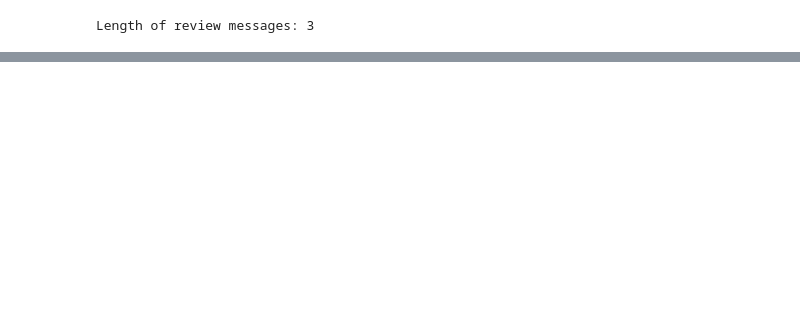
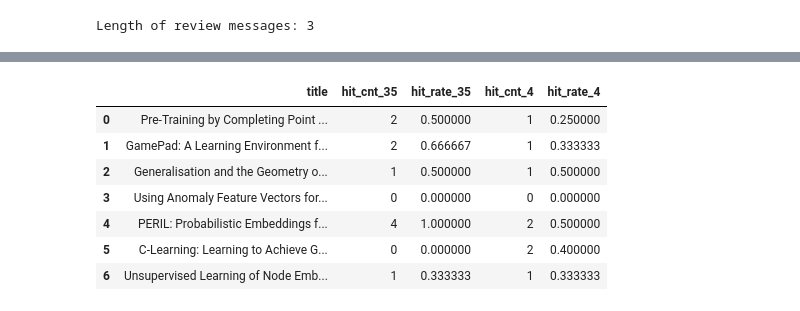
Before and after one commit to yinuotxie/MLPapersReviewGPT, a Jupyter notebook: notebooks/evaluation.ipynb, the cells around one changed output, grey strips where cells are left out. Cells and saved outputs as stored; diff of their text form; code cells hidden in the pictures; blank space fills up the shorter version.

```diff
--- a/notebooks/evaluation.ipynb
+++ b/notebooks/evaluation.ipynb
@@ -119,6 +247,7 @@ client = OpenAI(api_key=api_key)
 # %%
-system_prompt_template = """
-Your task is to carefully analyze and accurately match the key concerns raised in two reviews, ensuring a strong correspondence between the matched points. Examine the verbatim closely.
+REVIEW_COMPARISON_RPOMPT = """
+Your task is to carefully analyze and accurately match the key concerns raised in two reviews,
+ensuring a strong correspondence between the matched points. Examine the verbatim closely.
 
 =====Review A:
 {Review_A}
@@ -132,11 +261,8 @@ Your task is to carefully analyze and accurately match the key concerns raised i
 
 Please follow the example JSON format below for matching points. For instance, if point from review A is nearly identical to point from review B, it should look like this:
 {{
-"A3-B2": {{
-    "rationale": "/explain why A3 and B2 are nearly identical/",
-    "similarity": "/5-10, only an integer/"
-}},
-...
+    "A3-B2": {{"rationale": "<explain why A3 and B2 are nearly identical>","similarity": "<5-10, only an integer>"}},
+    ...
 }}
 
 **Note that you should only match points with a significant degree of similarity in their concerns. Refrain from matching points with only superficial similarities or weak connections.** For each matched pair, rate the similarity on a scale of 5-10:
@@ -256,0 +464,12 @@ Sørensen–Dice Coefficient: 0.6666666666666666
+# %%
+eval_result_df = pd.DataFrame(eval_result)
+eval_result_df
+# %% [output]
+|  | title | hit_cnt_35 | hit_rate_35 | hit_cnt_4 | hit_rate_4 |
+| 0 | Pre-Training by Completing Point ... | 2 | 0.500000 | 1 | 0.250000 |
+| 1 | GamePad: A Learning Environment f... | 2 | 0.666667 | 1 | 0.333333 |
+| 2 | Generalisation and the Geometry o... | 1 | 0.500000 | 1 | 0.500000 |
+| 3 | Using Anomaly Feature Vectors for... | 0 | 0.000000 | 0 | 0.000000 |
+| 4 | PERIL: Probabilistic Embeddings f... | 4 | 1.000000 | 2 | 0.500000 |
+| 5 | C-Learning: Learning to Achieve G... | 0 | 0.000000 | 2 | 0.400000 |
+| 6 | Unsupervised Learning of Node Emb... | 1 | 0.333333 | 1 | 0.333333 |
```
Also changed, not shown: parts of 41 cells of this notebook, 7 other files.
